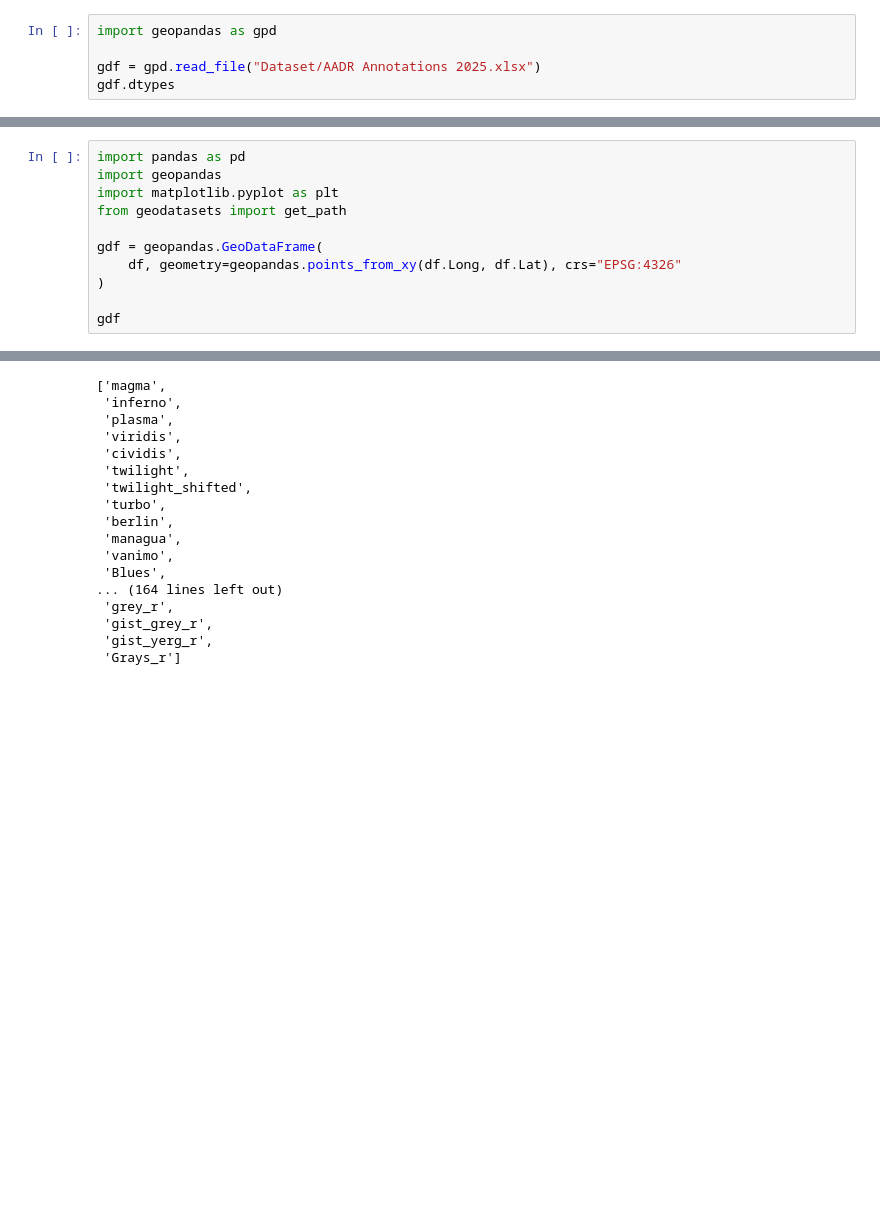
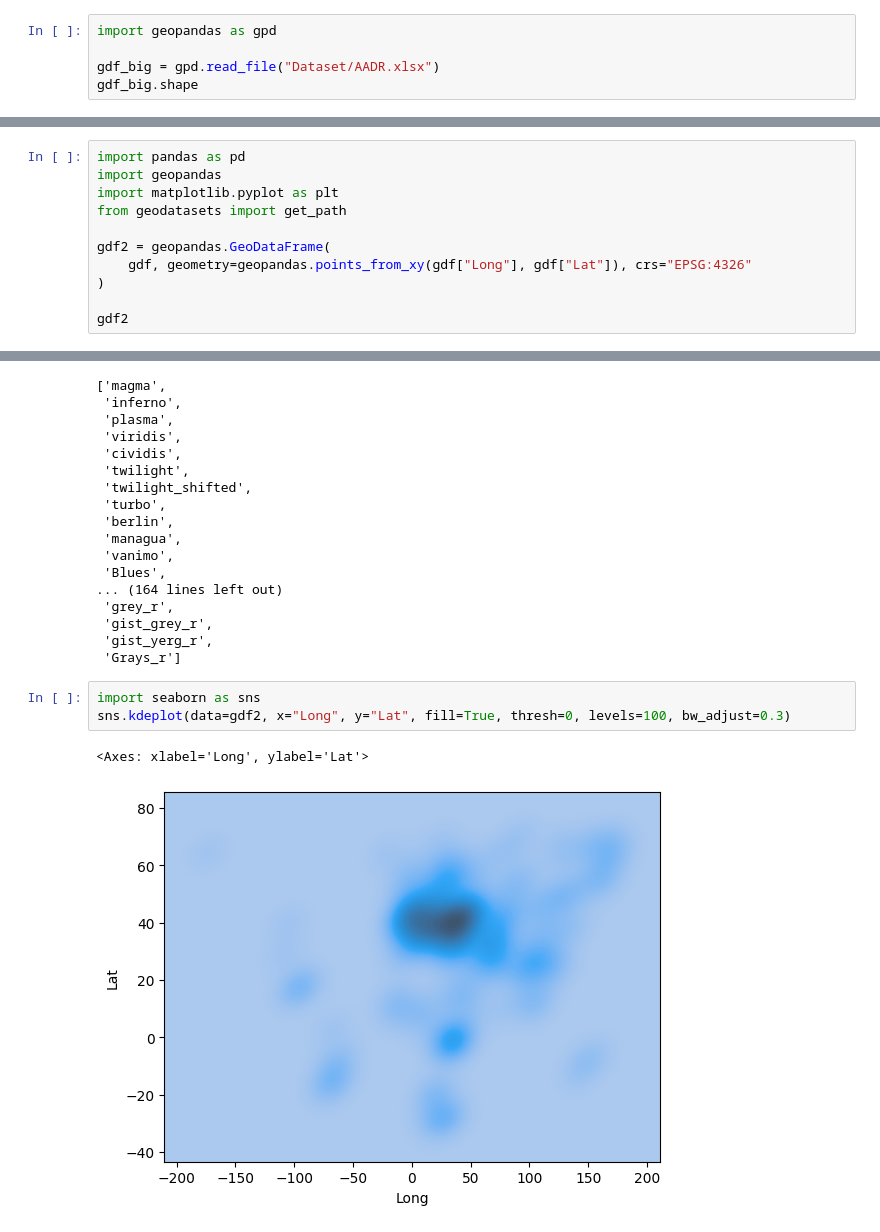
Before and after one commit to XintianL8347/Population-genetics-heatmap, a Jupyter notebook: test.ipynb, the cells around one changed output, grey strips where cells are left out. Saved outputs shown, nothing was run; the diff lists cells and outputs as text; blank space fills up the shorter version.

```diff
--- a/test.ipynb
+++ b/test.ipynb
@@ -25,6 +29,6 @@ plt.scatter(gdf["Population"], gdf["Dist"])
 # %%
 import geopandas as gpd
 
-gdf = gpd.read_file("Dataset/AADR Annotations 2025.xlsx")
-gdf.dtypes
+gdf_big = gpd.read_file("Dataset/AADR.xlsx")
+gdf_big.shape
 # %% [output]
@@ -71,11 +43,11 @@ import geopandas
 import matplotlib.pyplot as plt
 from geodatasets import get_path
 
-gdf = geopandas.GeoDataFrame(
-    df, geometry=geopandas.points_from_xy(df.Long, df.Lat), crs="EPSG:4326"
+gdf2 = geopandas.GeoDataFrame(
+    gdf, geometry=geopandas.points_from_xy(gdf["Long"], gdf["Lat"]), crs="EPSG:4326"
 )
 
-gdf
+gdf2
 # %% [output]
 |  | Era | Population | Year (BP) | Region | Lat | Long | CultureID | Dist | geometry |
 | 0 | Modern | Abkhazia | 0 | Caucasus | 42.97 | 41.44 | 1000 | 0.12 | POINT (41.44 42.97) |
@@ -204,3 +210,9 @@ list(colormaps)
  'gist_grey_r',
  'gist_yerg_r',
  'Grays_r']
+# %%
+import seaborn as sns
+sns.kdeplot(data=gdf2, x="Long", y="Lat", fill=True, thresh=0, levels=100, bw_adjust=0.3)
+# %% [output]
+<Axes: xlabel='Long', ylabel='Lat'>
+[figure, added]
```
Also changed, not shown: parts of 10 cells of this notebook, 4 other files.
